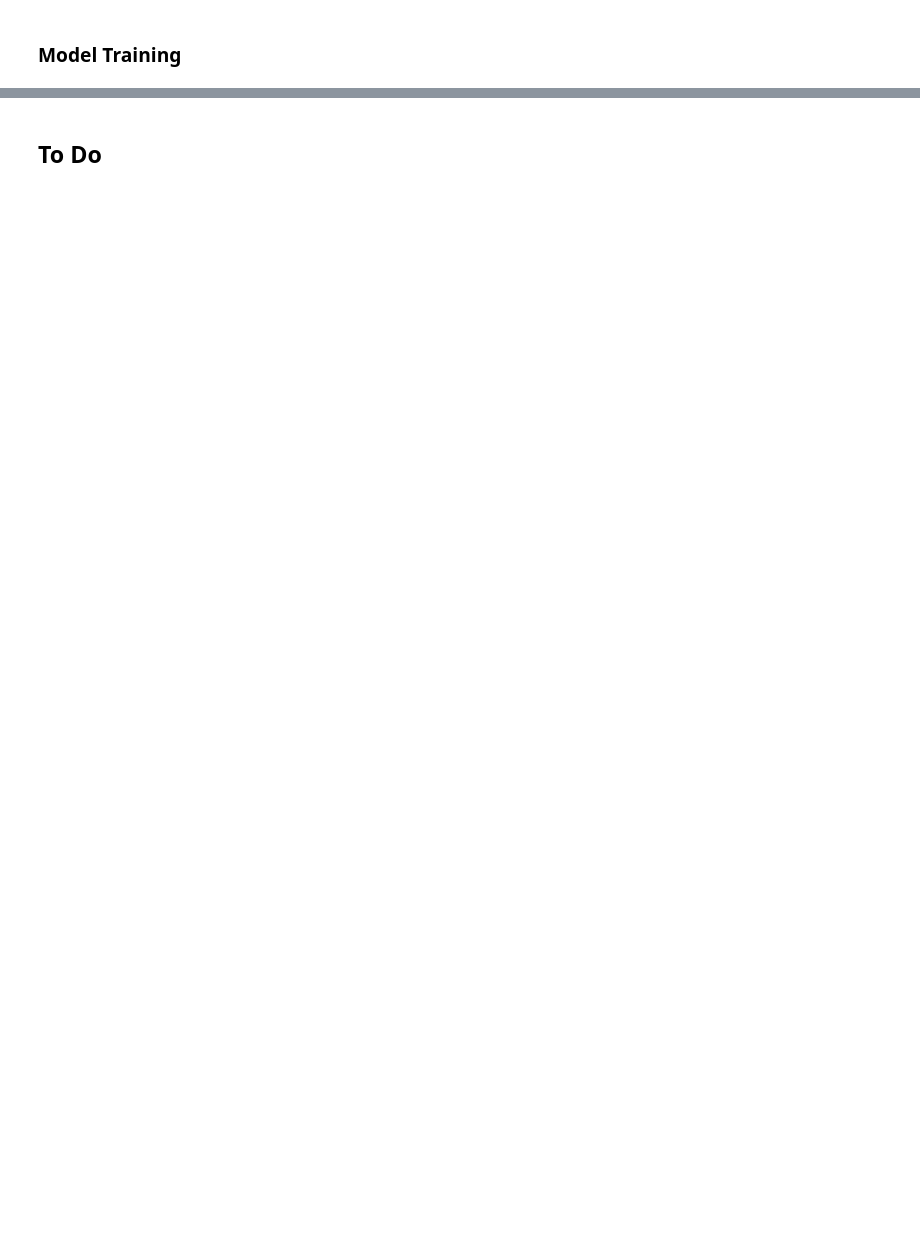
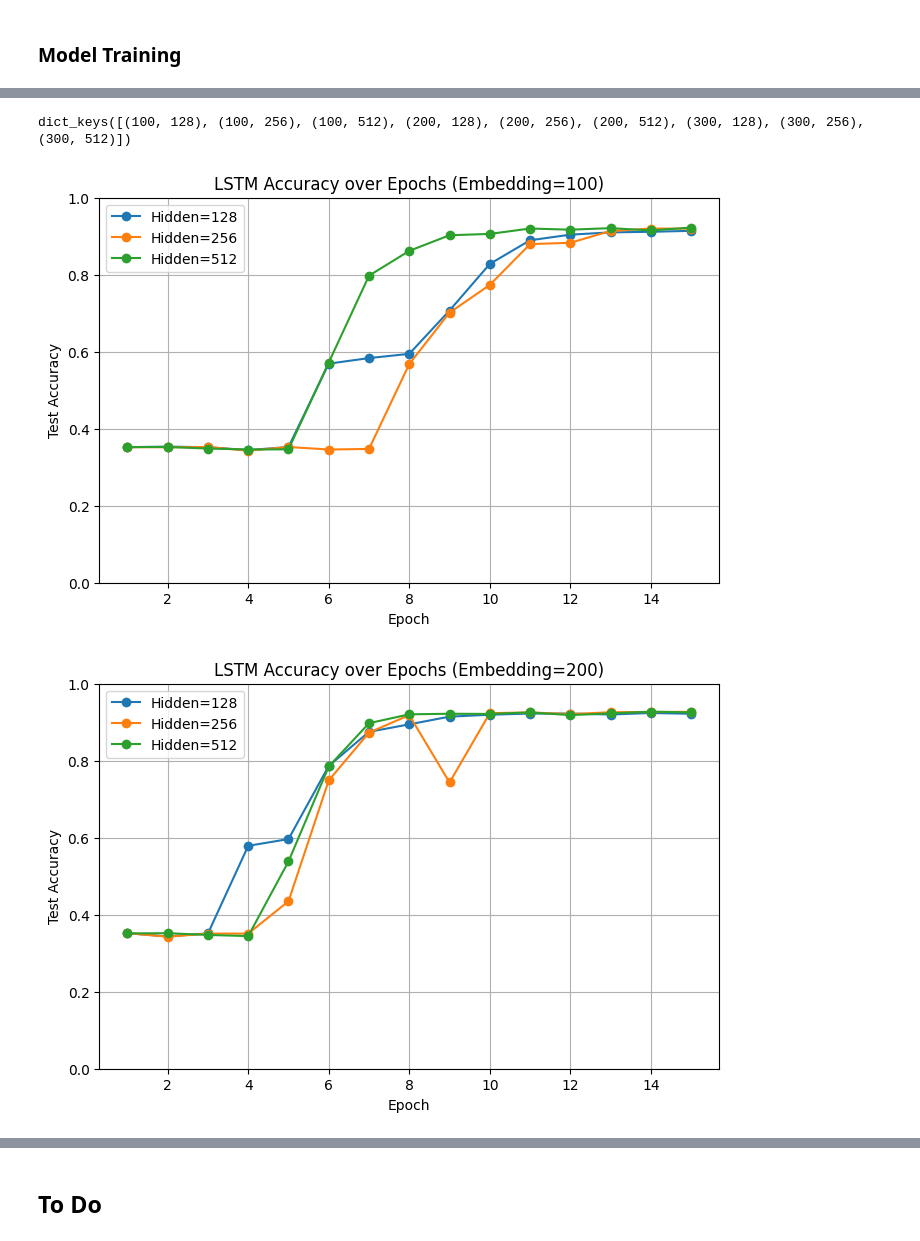
Before and after one commit to yahav1349/Natural-language-processing-with-deep-learninh-techniques-LSTM-and-GRU, a Jupyter notebook: Project_A.ipynb, the cells around one changed output, grey strips where cells are left out. Drawn from its saved outputs; the diff is of its cells as text; code cells hidden in the pictures; blank space fills up the shorter version.

```diff
--- a/Project_A.ipynb
+++ b/Project_A.ipynb
@@ -27,7 +29,7 @@ def create_df(path):
 # %%
 # labels are integers, comments are stringa
 def process_data(df):
-  df_text = df["text"].astype(str).tolist()
+  df_text = df["text"].astype(str).str.lower().tolist()
   df_labels = df["label"].astype(int).tolist()
   return df_text, df_labels
 # %%
@@ -120,8 +100,9 @@ class LSTM_data_loader(Dataset):
 
 
 def collate_fn(batch):
+    pad_idx = token_id["pad"]
     seqs, labels = zip(*batch)
-    seqs = pad_sequence(seqs, batch_first=True, padding_value=0)
+    seqs = pad_sequence(seqs, batch_first=True, padding_value=pad_idx)
     labels = torch.stack(labels)
     return seqs, labels
 # %%
@@ -275,0 +251,18 @@ Accracy is: 95.0
+# %%
+results = {}
+embedding_dims = [100, 200, 300]
+hidden_dims = [128, 256, 512]
+num_epochs = 15
+device = torch.device("cuda" if torch.cuda.is_available() else "cpu")
+for embed_dim in embedding_dims:
+  token_id, id_token, embedding_matrix, embedding_dim = GloVe_embedding(embed_dim)
+  LSTM_train_loader, LSTM_test_loader = create_dataloaders(train_tokens, train_labels, test_tokens, test_labels)
+  vocab_size = len(token_id)
+  for hidden_dim in hidden_dims:
+      path = f'Gl_lstm_model_embed_{embed_dim}_hidden_{hidden_dim}.pth'
+      losses, accs = train_LSTM(LSTM_train_loader, LSTM_test_loader, vocab_size, embed_dim, hidden_dim, embedding_matrix, num_epochs, path, device)
+
+      results[(embed_dim, hidden_dim)] = {
+                  "train_loss": losses,
+                  "test_acc": accs
+            }
@@ -275,0 +284,28 @@ Accracy is: 95.0
+# %%
+print(results.keys())
+# %% [output]
+dict_keys([(100, 128), (100, 256), (100, 512), (200, 128), (200, 256), (200, 512), (300, 128), (300, 256), (300, 512)])
+# %%
+embedding_dims = [100, 200, 300]
+hidden_dims = [128, 256, 512]
+
+for embed_dim in embedding_dims:
+    plt.figure(figsize=(8, 5))
+
+    for hidden_dim in hidden_dims:
+        key = (embed_dim, hidden_dim)
+        if key in results:
+            accs = results[key]["test_acc"]
+            epochs = list(range(1, len(accs) + 1))
+            plt.plot(epochs, accs, marker='o', label=f"Hidden={hidden_dim}")
+
+    plt.title(f"LSTM Accuracy over Epochs (Embedding={embed_dim})")
+    plt.xlabel("Epoch")
+    plt.ylabel("Test Accuracy")
+    plt.ylim(0, 1)
+    plt.grid(True)
+    plt.legend()
+    plt.show()
+# %% [output]
+[figure, added]
+[figure, added]
```
Also changed, not shown: parts of 18 cells of this notebook.
